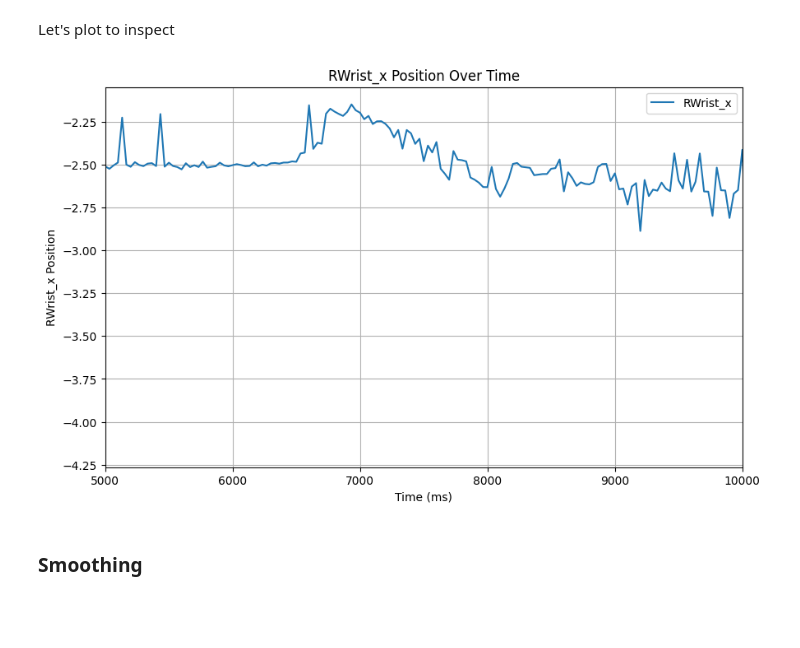
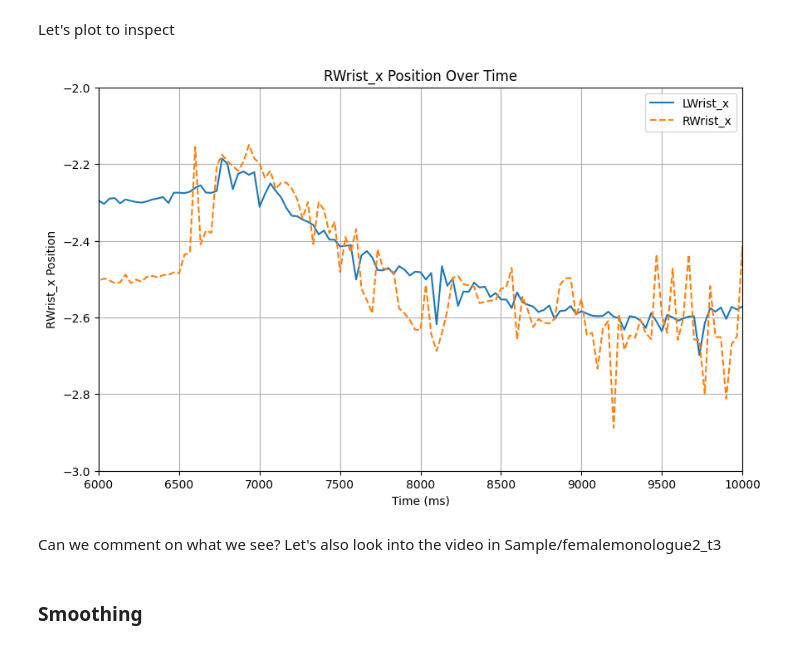
Before and after one commit to macedomarianoel/envisionBOX_SummerschoolAmsterdam2025-1, a Jupyter notebook: Day4_MultimodalMerging/0_Motion.ipynb, the cells around one changed output. Saved outputs shown, nothing was run; the diff lists cells and outputs as text; code cells hidden in the pictures; blank space fills up the shorter version.

```diff
--- a/Day4_MultimodalMerging/0_Motion.ipynb
+++ b/Day4_MultimodalMerging/0_Motion.ipynb
@@ -14,7 +14,7 @@ import matplotlib.pyplot as plt
 curfolder = os.getcwd()
 
 # folders with processed data
-MTfolder = os.path.join(curfolder, 'pose-3d')
+MTfolder = os.path.join(curfolder, '..', 'Day1_MotionTracking', 'pose-3d')
 
 # prepare all files
 mtfiles = glob.glob(os.path.join(MTfolder, '*.trc'))
@@ -100,18 +100,22 @@ Let's plot to inspect
 # %%
 sample_file = mtfiles[0]
 sample_df = pd.read_csv(sample_file)
 
 plt.figure(figsize=(10, 6))
-plt.plot(sample_df['Time'], sample_df['RWrist_x'], label='RWrist_x')
+plt.plot(sample_df['Time'], sample_df['LWrist_x'], label='LWrist_x')
+plt.plot(sample_df['Time'], sample_df['RWrist_x'], label='RWrist_x', linestyle='--')
 plt.xlabel('Time (ms)')
 plt.ylabel('RWrist_x Position')
 plt.title('RWrist_x Position Over Time')
-plt.xlim(5000, 10000) # xlim from 5000 to 10000
+plt.ylim(-3,-2)
+plt.xlim(6000, 10000) # xlim from 5000 to 10000
 plt.legend()
 plt.grid()
 plt.show()
 # %% [output]
-[figure, old version]
+[figure, new version]
+# %% [markdown]
+Can we comment on what we see? Let's also look into the video in Sample/femalemonologue2_t3
 # %% [markdown]
 ### Smoothing
 # %% [markdown]
```
Also changed, not shown: parts of 1 cell of this notebook, 2 other files.
